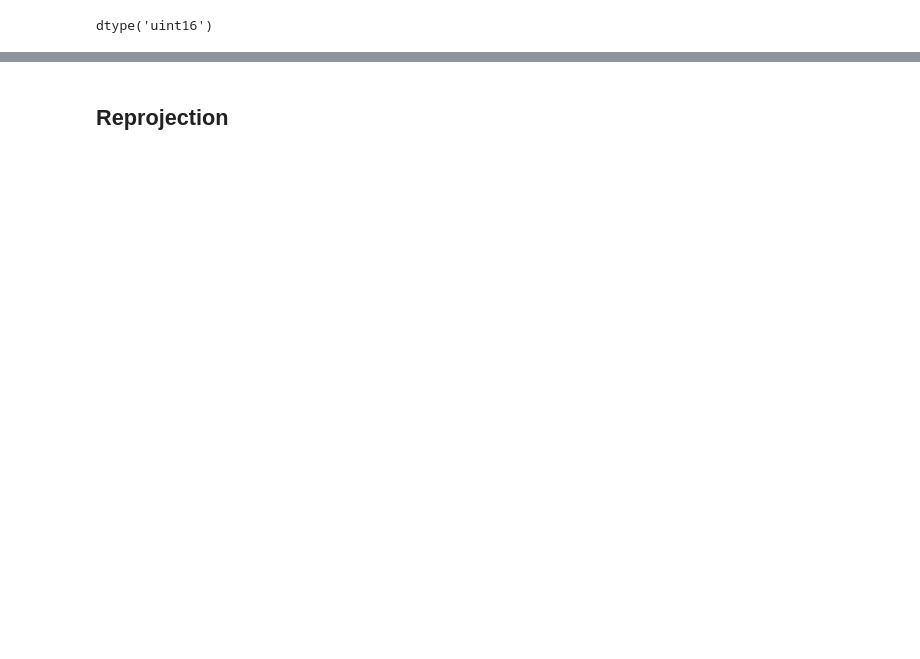
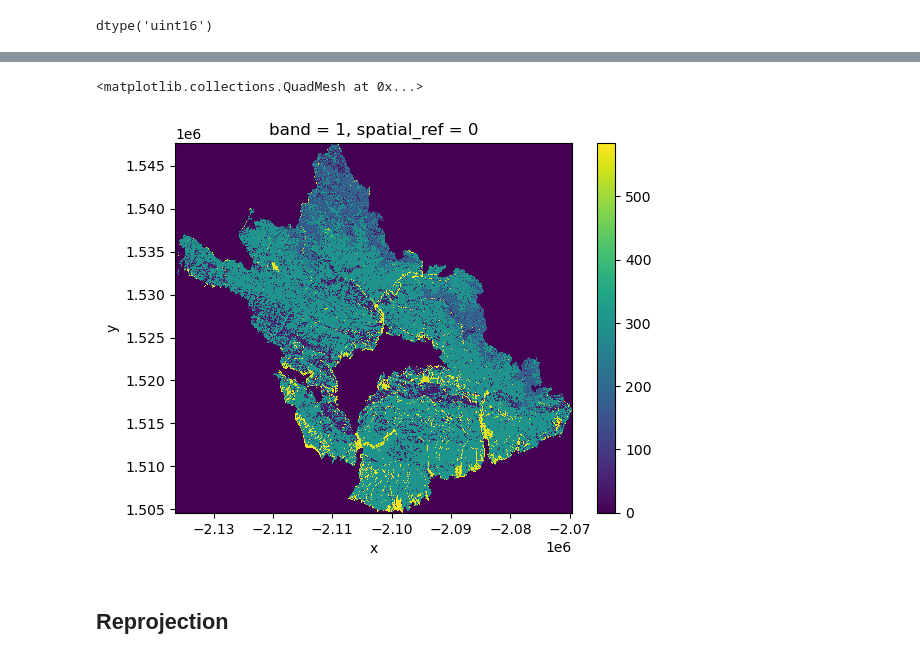
Before and after one commit to MEDS-eds-220/MEDS-eds-220-course, a Jupyter notebook: book/chapters/lesson-17-raster-wrangling/lulc_cover_USGS_GAP.ipynb, the cells around one changed output, grey strips where cells are left out. Cells and saved outputs as stored; diff of their text form; code cells hidden in the pictures; blank space fills up the shorter version.

```diff
--- a/book/chapters/lesson-17-raster-wrangling/lulc_cover_USGS_GAP.ipynb
+++ b/book/chapters/lesson-17-raster-wrangling/lulc_cover_USGS_GAP.ipynb
@@ -165,0 +157,3 @@ dtype('uint16')
+# %%
+reopen = rioxr.open_rasterio('USGS_National_Terrestrial_Ecosystems_Over_Thomas_Fire_Perimeter.tif')
+reopen
@@ -166,3 +177,8 @@ dtype('uint16')
+# %%
+reopen.plot()
+# %% [output]
+<matplotlib.collections.QuadMesh at 0x...>
+[figure, added]
 # %% [markdown]
 ## Reprojection
 # %%
```
Also changed, not shown: parts of 7 cells of this notebook, 18 other files.
